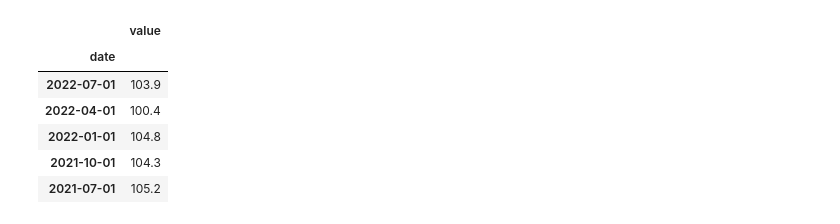
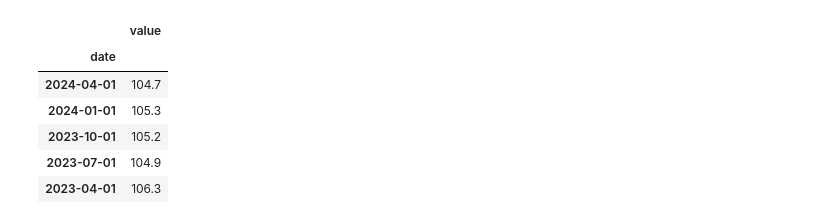
Before and after one commit to kampfer/various-data, a Jupyter notebook: src/researches/jupyter/投资学笔记.ipynb, the cells around one changed output. Cells and saved outputs as stored; diff of their text form; code cells hidden in the pictures.

```diff
--- a/src/researches/jupyter/投资学笔记.ipynb
+++ b/src/researches/jupyter/投资学笔记.ipynb
@@ -10,29 +10,29 @@ ak.__version__
 # %%
-res = requests.get('http://127.0.0.1:8000/nbs?dbcode=hgjd&zb=A0103&sj=1990-')
+res = requests.get('http://127.0.0.1:9988/api/nbs?dbcode=hgjd&zb=A0103&sj=1990-')
 # loads不是load
 resJson = json.loads(res.text)
 # resJson
 # %%
-gdpDf = pd.DataFrame(resJson['data']['国内生产总值指数(上年同期=100)_当季值'])
+gdpDf = pd.DataFrame(resJson['国内生产总值指数(上年同期=100)_当季值'])
 def replaceChar(c):
     m = {
         'A': '0101',
         'B': '0401',
         'C': '0701',
         'D': '1001'
     }
     return c[0:4] + m[c[4]]
 gdpDf['date'] = pd.to_datetime(gdpDf['date'].map(replaceChar), format='%Y%m%d')
 # set_index默认生成新df，传inplace参数就不会
 # https://medium.com/@petehouston/set-index-for-dataframe-in-pandas-55400e306e42
 gdpDf.set_index('date', inplace=True)
-gdpDf.drop('2022-10-01', inplace=True)
+# gdpDf.drop('2022-10-01', inplace=True)
 gdpDf.head()
 # %% [output]
 |  | value |
 | date |  |
-| 2022-07-01 | 103.9 |
-| 2022-04-01 | 100.4 |
-| 2022-01-01 | 104.8 |
-| 2021-10-01 | 104.3 |
-| 2021-07-01 | 105.2 |
+| 2024-04-01 | 104.7 |
+| 2024-01-01 | 105.3 |
+| 2023-10-01 | 105.2 |
+| 2023-07-01 | 104.9 |
+| 2023-04-01 | 106.3 |
```
Also changed, not shown: parts of 5 cells of this notebook, 3 other files.
